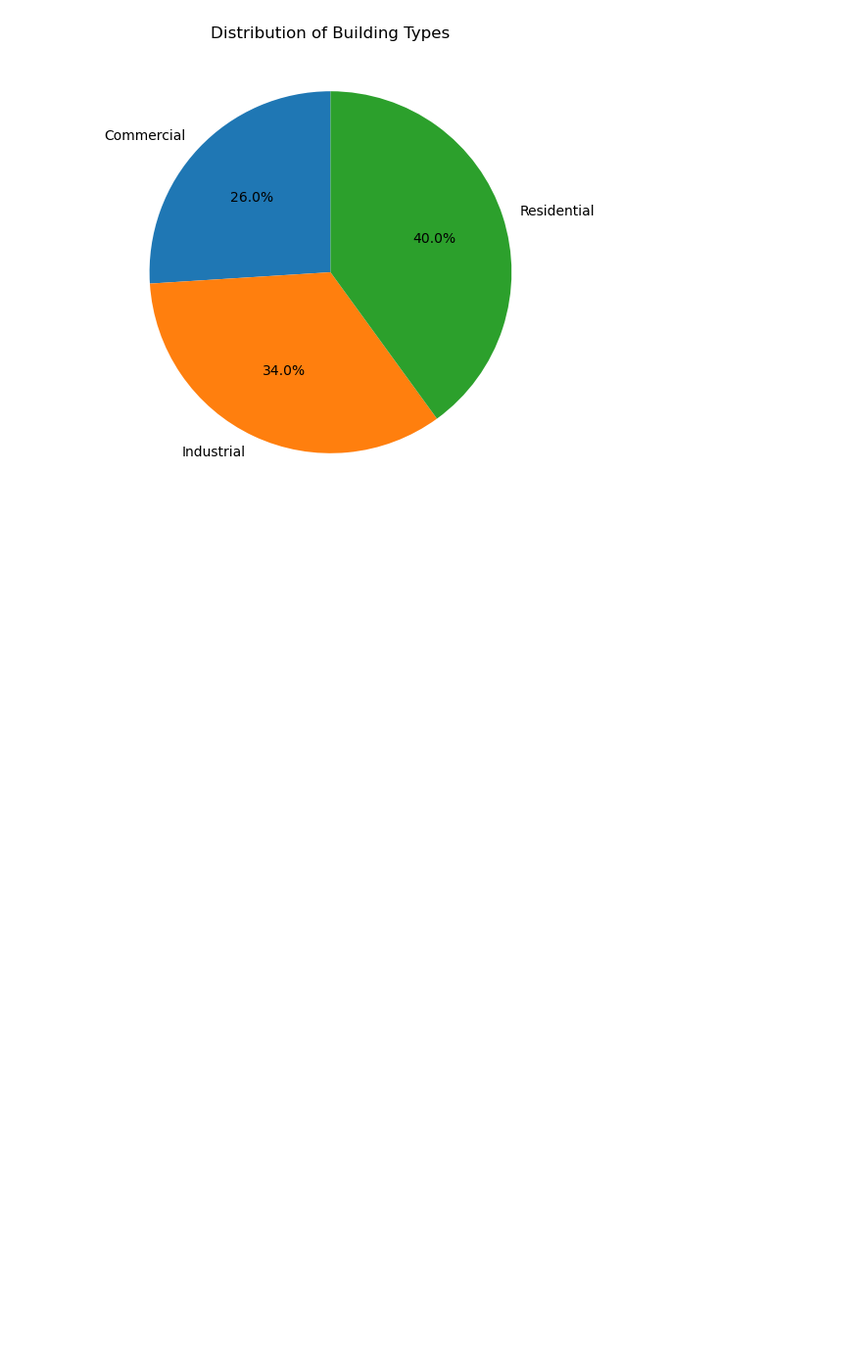
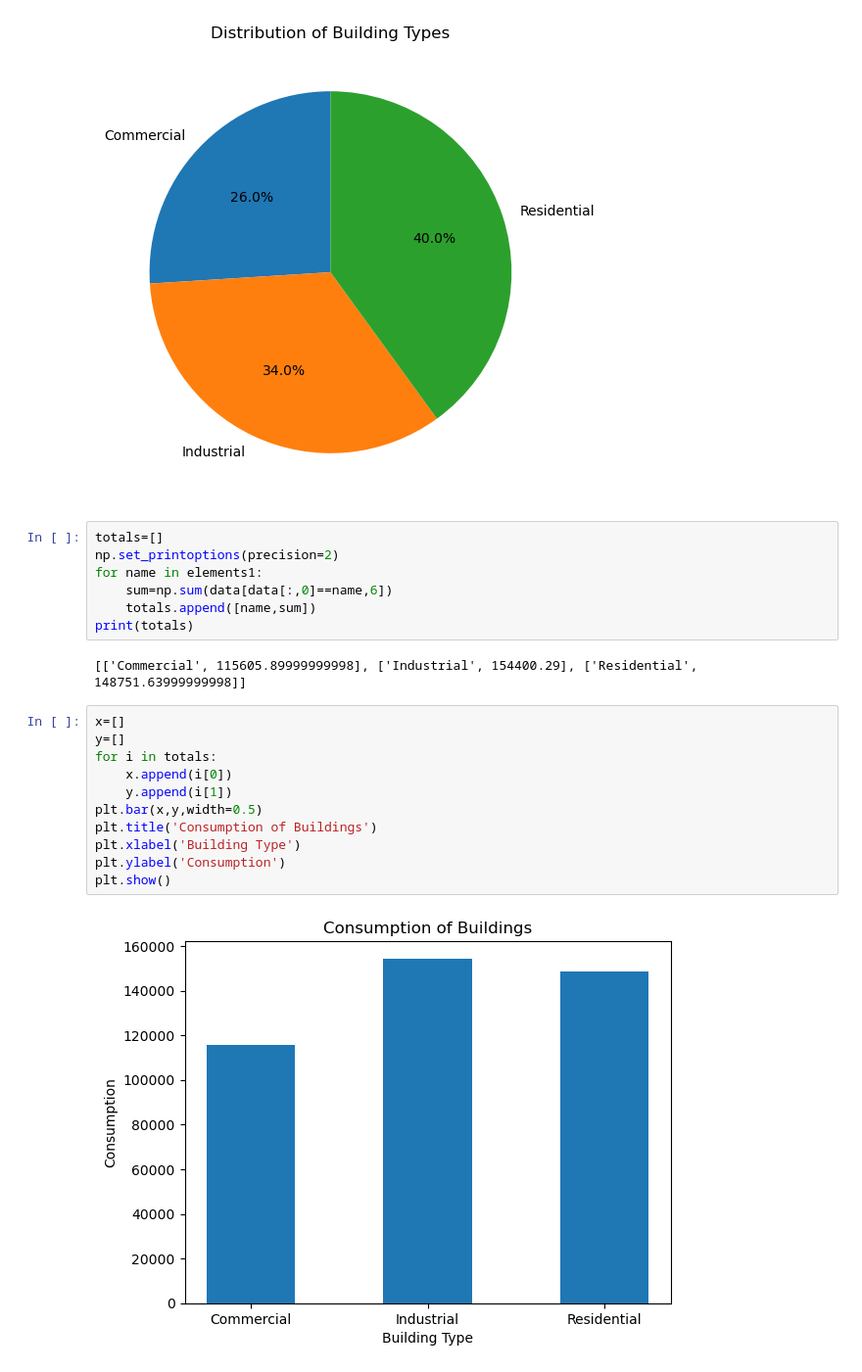
Before and after one commit to fwa-alpha/zero-one1, a Jupyter notebook: test1/book2.ipynb, the cells around one changed output. Shown: that part at 98% size. Cells and saved outputs as stored; diff of their text form; blank space fills up the shorter version.

```diff
--- a/test1/book2.ipynb
+++ b/test1/book2.ipynb
@@ -156,3 +156,25 @@ plt.title('Distribution of Building Types')
 # %% [output]
 Text(0.5, 1.0, 'Distribution of Building Types')
 [figure]
+# %%
+totals=[]
+np.set_printoptions(precision=2)
+for name in elements1:
+    sum=np.sum(data[data[:,0]==name,6])
+    totals.append([name,sum])
+print(totals)
+# %% [output]
+[['Commercial', 115605.89999999998], ['Industrial', 154400.29], ['Residential', 148751.63999999998]]
+# %%
+x=[]
+y=[]
+for i in totals:
+    x.append(i[0])
+    y.append(i[1])
+plt.bar(x,y,width=0.5)
+plt.title('Consumption of Buildings')
+plt.xlabel('Building Type')
+plt.ylabel('Consumption')
+plt.show()
+# %% [output]
+[figure, added]
```
